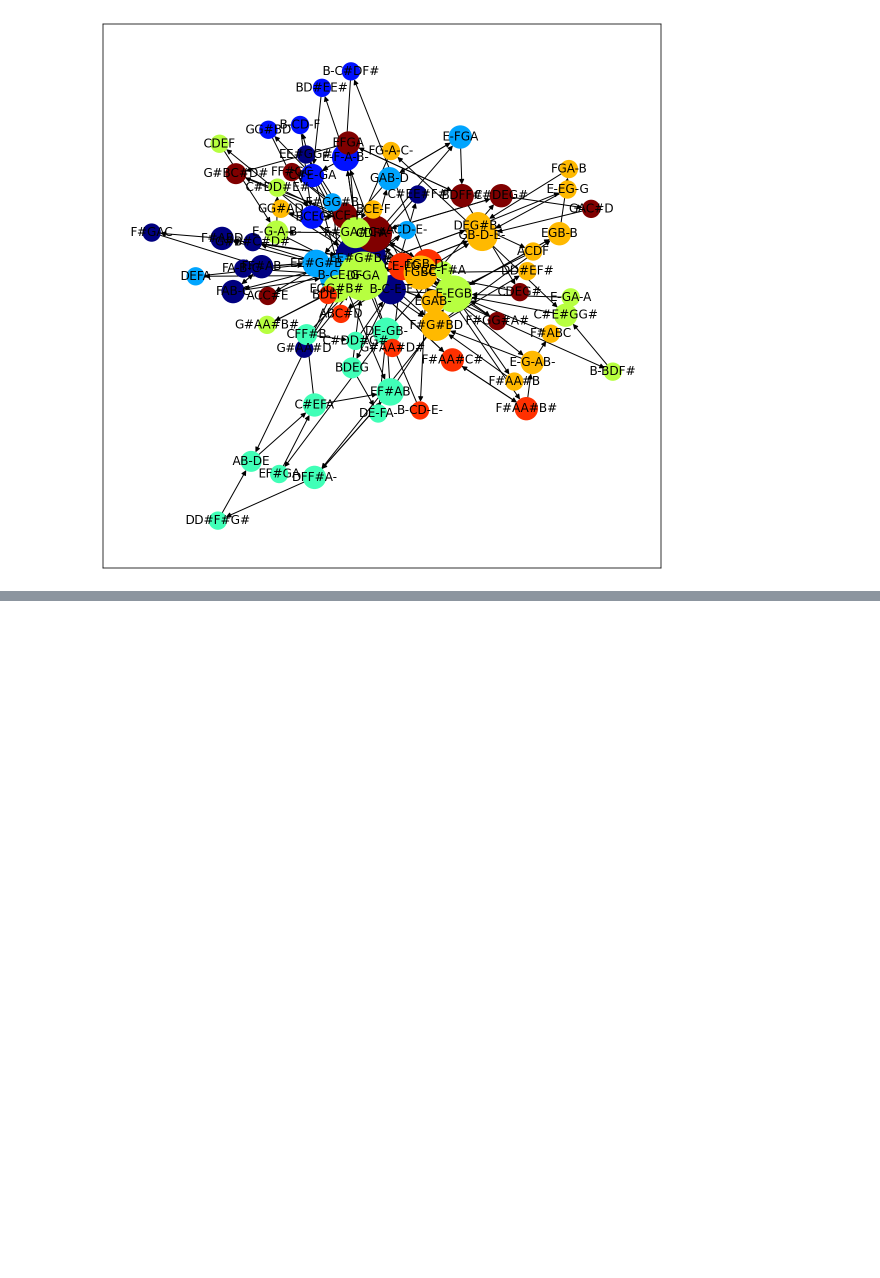
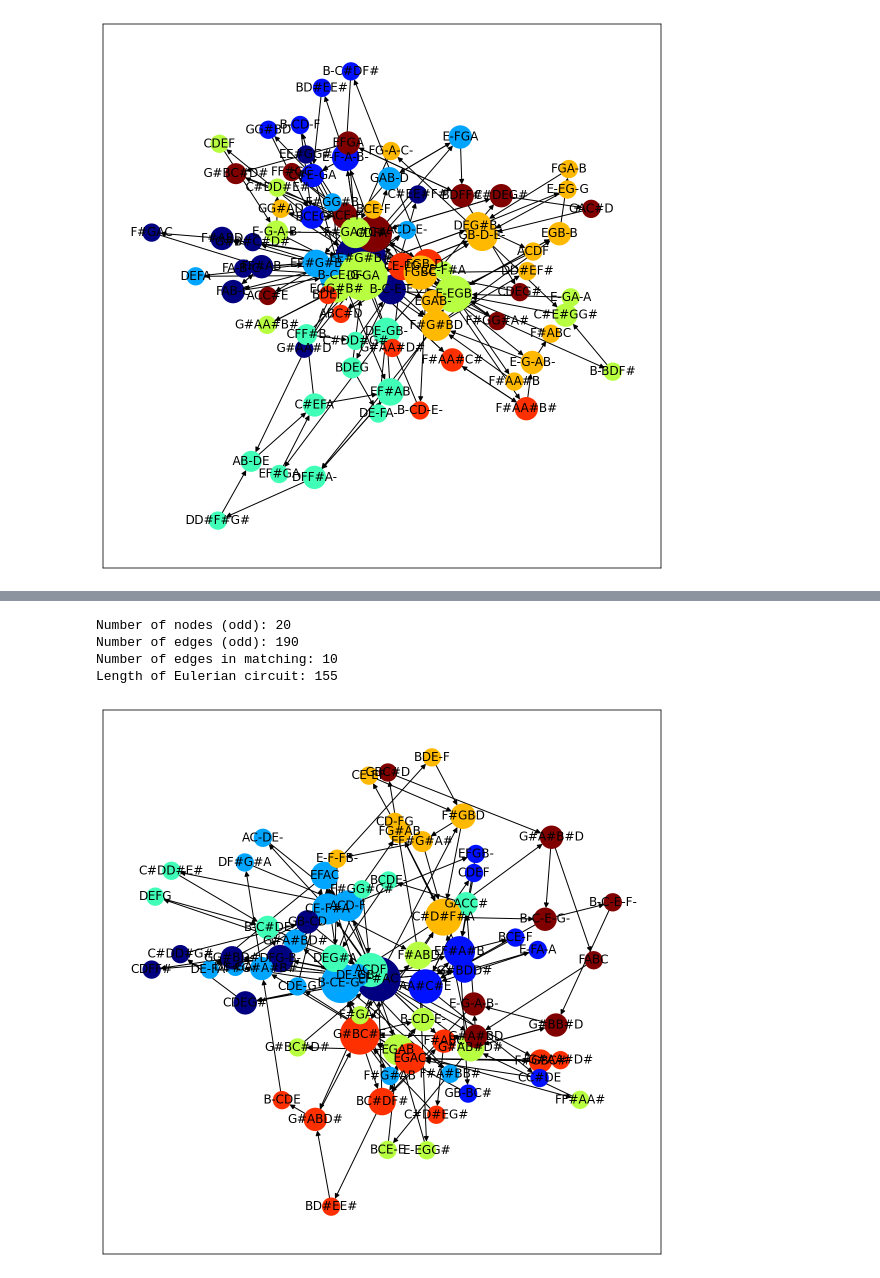
Before and after one commit to marcobn/musicntwrk, a Jupyter notebook: musicntwrk-2.0/examples/Examples-advanced_harmony.ipynb, the cells around one changed output, grey strips where cells are left out. Cells and saved outputs as stored; diff of their text form; code cells hidden in the pictures; blank space fills up the shorter version.

Commit message:
correction in harmonicDesign

```diff
--- a/musicntwrk-2.0/examples/Examples-advanced_harmony.ipynb
+++ b/musicntwrk-2.0/examples/Examples-advanced_harmony.ipynb
@@ -155,0 +164,8 @@ Length of Eulerian circuit: 180
+# %%
+euseq = harmonicDesign(mk,len(enodes),2,enodes,eedges,seed=None,reverse=True,display=True,write=True)
+# %% [output]
+Number of nodes (odd): 20
+Number of edges (odd): 190
+Number of edges in matching: 10
+Length of Eulerian circuit: 155
+[figure, added]
```
Also changed, not shown: parts of 3 cells of this notebook, 2 other files.
